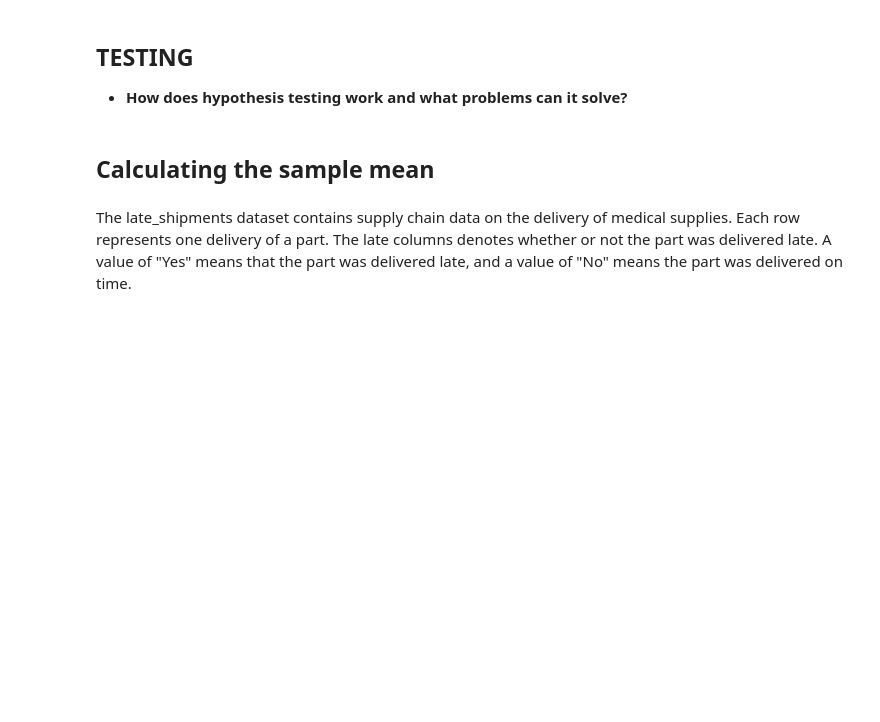
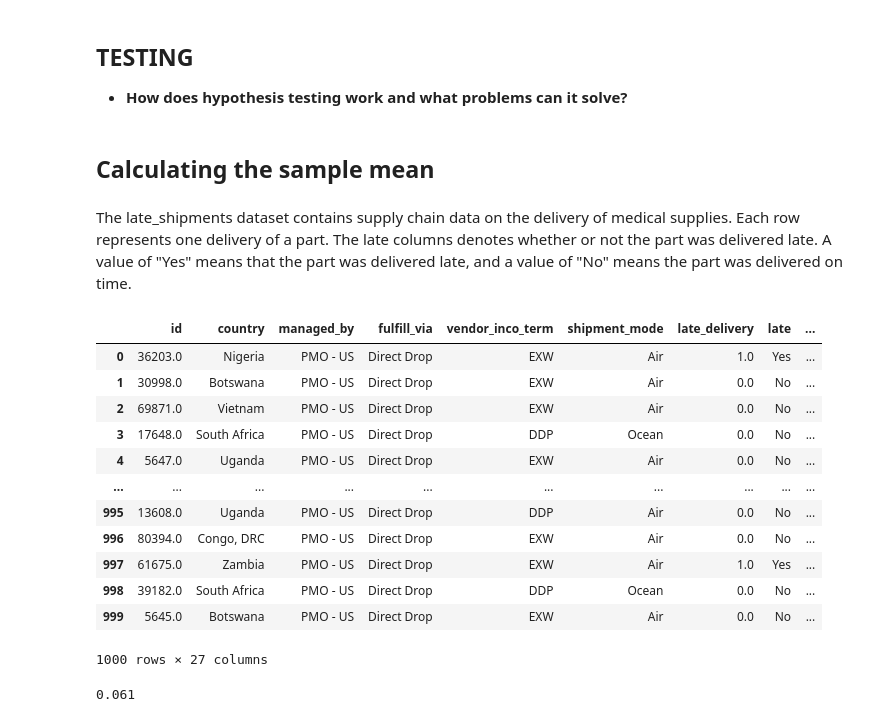
Before and after one commit to Mahnoor-Rana/Hypothesis-Testing, a Jupyter notebook: Testing of Food/Yum, That Dish Tests Good.ipynb, the cells around one changed output. Drawn from its saved outputs; the diff is of its cells as text; code cells hidden in the pictures; blank space fills up the shorter version.

```diff
--- a/Testing of Food/Yum, That Dish Tests Good.ipynb
+++ b/Testing of Food/Yum, That Dish Tests Good.ipynb
@@ -12,3 +12,27 @@ import seaborn as sns
 The late_shipments dataset contains supply chain data on the delivery of medical supplies. Each row represents one delivery of a part. The late columns denotes whether or not the part was delivered late. A value of "Yes" means that the part was delivered late, and a value of "No" means the part was delivered on time.
 # %%
 late_shipments = pd.read_feather("late_shipments.feather")
+# %%
+late_shipments
+# %% [output]
+|  | id | country | managed_by | fulfill_via | vendor_inco_term | shipment_mode | late_delivery | late | ... |
+| 0 | 36203.0 | Nigeria | PMO - US | Direct Drop | EXW | Air | 1.0 | Yes | ... |
+| 1 | 30998.0 | Botswana | PMO - US | Direct Drop | EXW | Air | 0.0 | No | ... |
+| 2 | 69871.0 | Vietnam | PMO - US | Direct Drop | EXW | Air | 0.0 | No | ... |
+| 3 | 17648.0 | South Africa | PMO - US | Direct Drop | DDP | Ocean | 0.0 | No | ... |
+| 4 | 5647.0 | Uganda | PMO - US | Direct Drop | EXW | Air | 0.0 | No | ... |
+| ... | ... | ... | ... | ... | ... | ... | ... | ... | ... |
+| 995 | 13608.0 | Uganda | PMO - US | Direct Drop | DDP | Air | 0.0 | No | ... |
+| 996 | 80394.0 | Congo, DRC | PMO - US | Direct Drop | EXW | Air | 0.0 | No | ... |
+| 997 | 61675.0 | Zambia | PMO - US | Direct Drop | EXW | Air | 1.0 | Yes | ... |
+| 998 | 39182.0 | South Africa | PMO - US | Direct Drop | DDP | Ocean | 0.0 | No | ... |
+| 999 | 5645.0 | Botswana | PMO - US | Direct Drop | EXW | Air | 0.0 | No | ... |
+1000 rows × 27 columns
+# %%
+# Calculate the proportion of late shipments
+late_prop_samp = (late_shipments['late'] == "Yes").mean()
+
+# Print the results
+print(late_prop_samp)
+# %% [output]
+0.061
```
Also changed, not shown: parts of 3 cells of this notebook.
